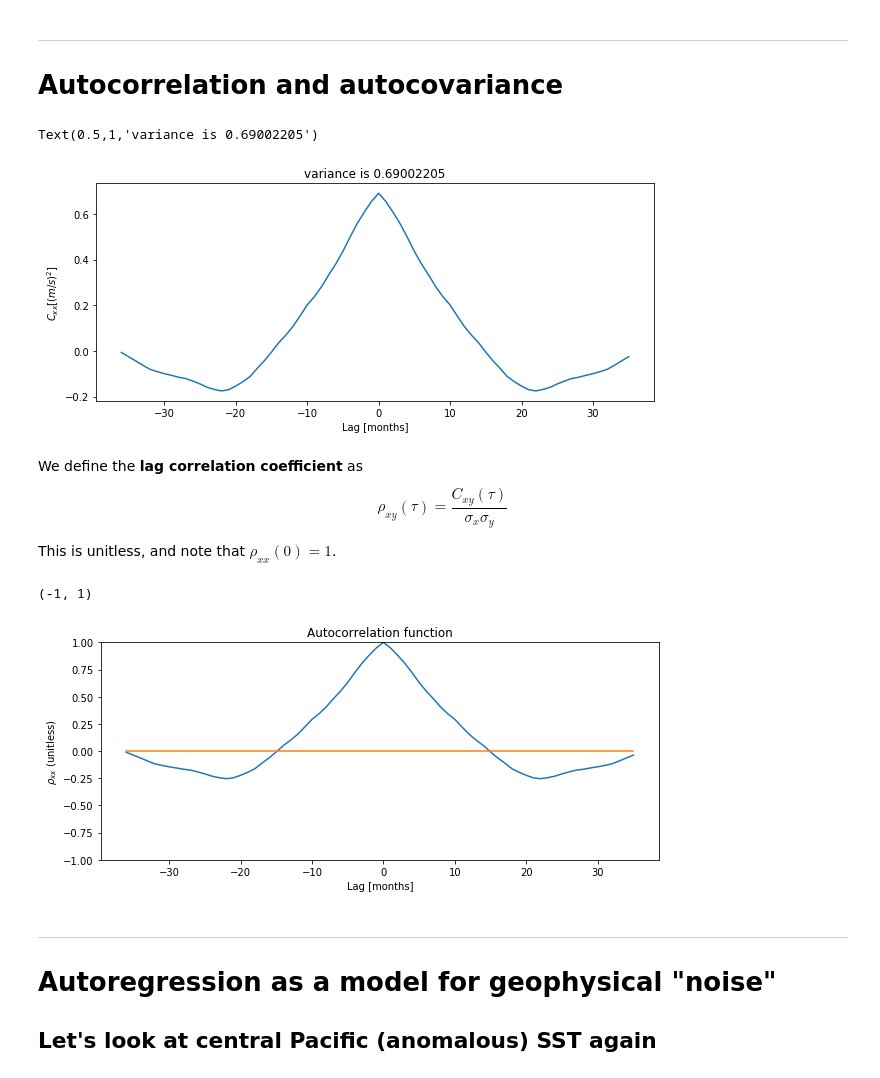
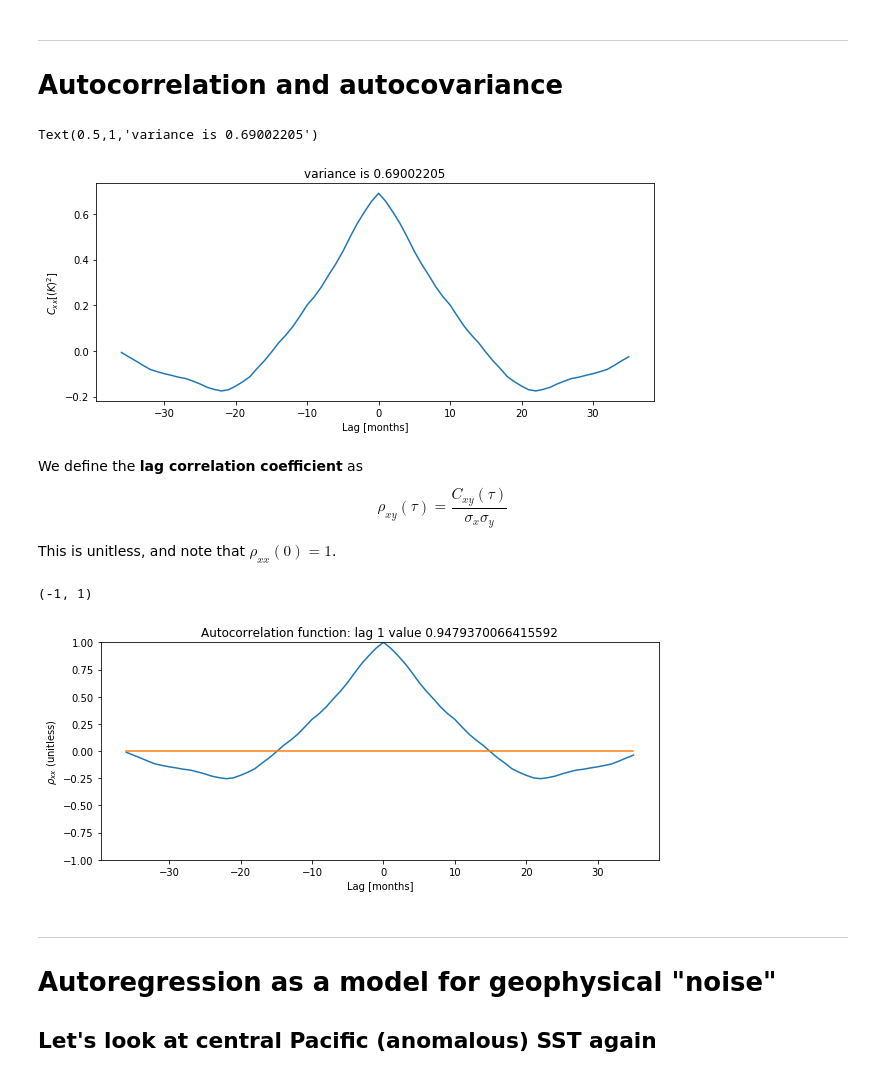
Before and after one commit to amiedobracki/MPO624-2020, a Jupyter notebook: Course_Modules_Topics_Notebooks/series_analyses_and_FFT/ENSO20y_spectra.ipynb, the cells around one changed output. Drawn from its saved outputs; the diff is of its cells as text; code cells hidden in the pictures.

```diff
--- a/Course_Modules_Topics_Notebooks/series_analyses_and_FFT/ENSO20y_spectra.ipynb
+++ b/Course_Modules_Topics_Notebooks/series_analyses_and_FFT/ENSO20y_spectra.ipynb
@@ -127,7 +162,8 @@ Variance is 0.69002205 (m/s)^2: matches 0.6900220513343812
 # Autocorrelation and autocovariance
 # %%
 # very manual loop over lags
-lags = np.arange(-36,36)
+MAXLAG=36
+lags = np.arange(-MAXLAG,MAXLAG)
 cxx=0.*lags
 
 for ind,tau in enumerate(lags):
@@ -141,11 +177,11 @@ for ind,tau in enumerate(lags):
 fig,ax = plt.subplots(1,1,figsize=(10,4));
 ax.plot(lags,cxx)
 ax.set_xlabel('Lag [months]')
-ax.set_ylabel('$C_{xx} [(m/s)^2]$')
+ax.set_ylabel('$C_{xx} [(K)^2]$')
 ax.set_title('variance is '+str(np.var(Vp)))
 # %% [output]
 Text(0.5,1,'variance is 0.69002205')
-[figure, old version]
+[figure, new version]
 # %% [markdown]
 We define the **lag correlation coefficient** as
 \begin{equation}
@@ -156,17 +192,17 @@ This is unitless, and note that $\rho_{xx}(0)=1$.
 # %%
 fig,ax = plt.subplots(1,1,figsize=(10,4));
 
 ax.plot(lags,cxx/np.var(Vp))
 ax.plot(lags,cxx/np.var(Vp)*0)
 
 ax.set_xlabel('Lag [months]')
 ax.set_ylabel(r'$\rho_{xx}$ (unitless)')
-ax.set_title('Autocorrelation function')
+ax.set_title('Autocorrelation function: lag 1 value ' + str(cxx[MAXLAG+1]/cxx[MAXLAG]))
 
 ax.set_ylim([-1,1])
 # %% [output]
 (-1, 1)
-[figure, old version]
+[figure, new version]
 # %% [markdown]
 ------------
 
```
Also changed, not shown: parts of 7 cells of this notebook, 4 other files.
